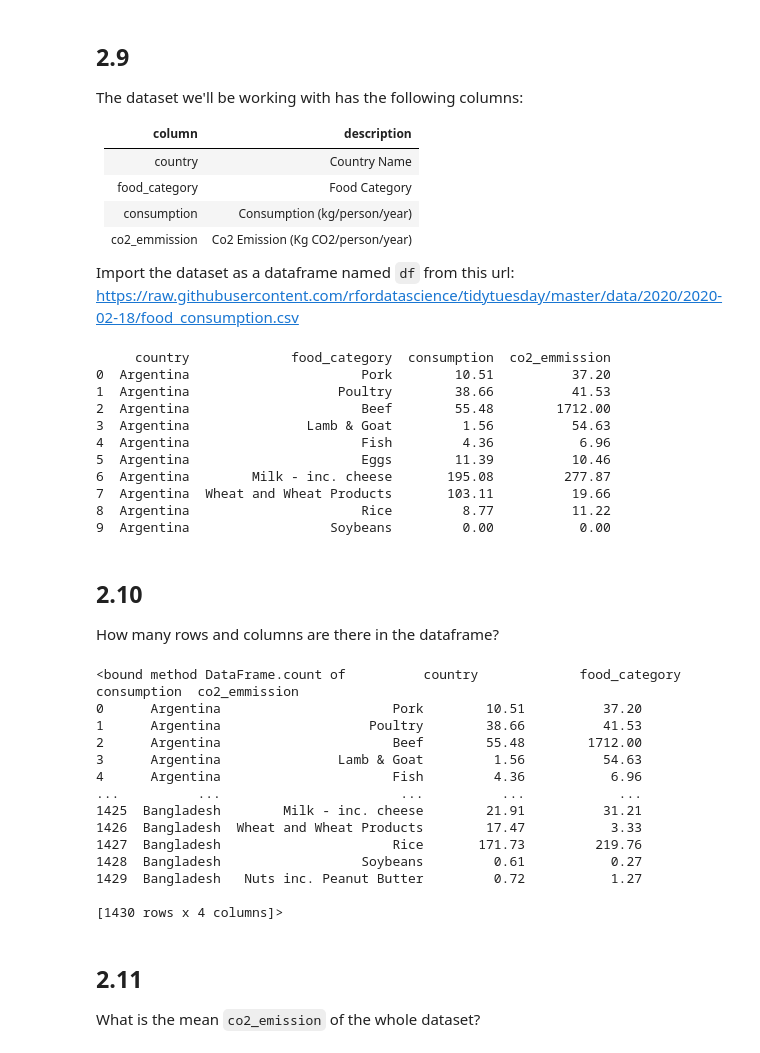
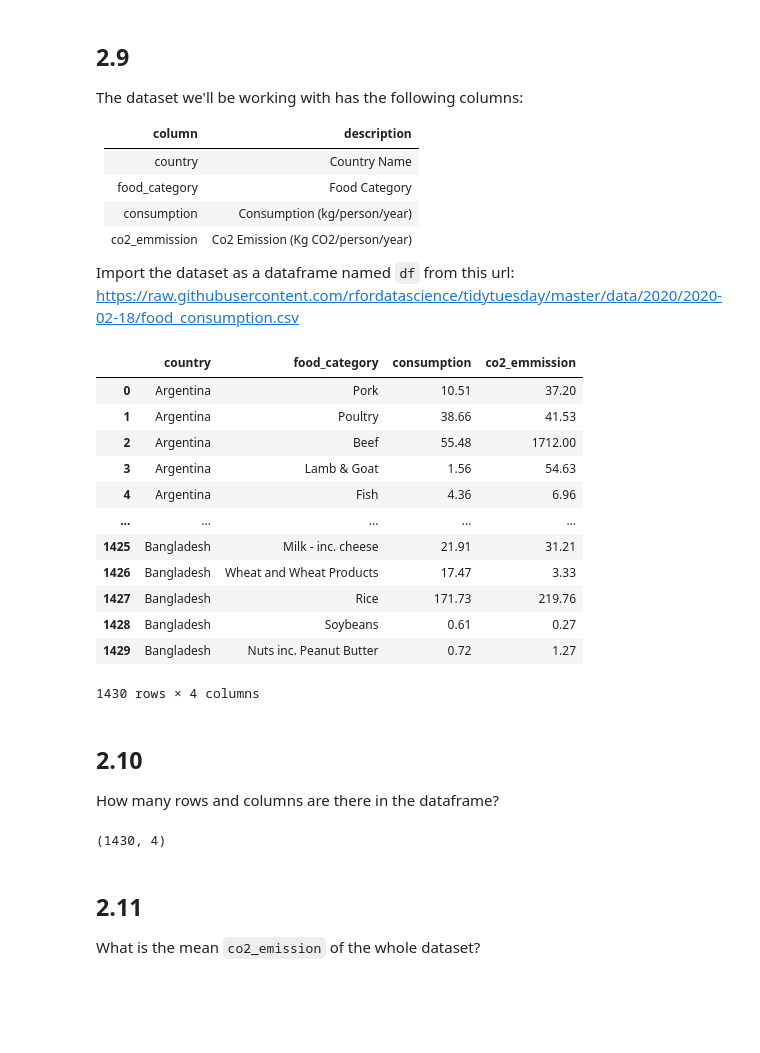
Before and after one commit to saffytaylor/PY4SA_Course, a Jupyter notebook: Exercises_NumPy_Pandas.ipynb, the cells around one changed output. Cells and saved outputs as stored; diff of their text form; code cells hidden in the pictures; blank space fills up the shorter version.

```diff
--- a/Exercises_NumPy_Pandas.ipynb
+++ b/Exercises_NumPy_Pandas.ipynb
@@ -187,42 +193,32 @@ The dataset we'll be working with has the following columns:
 Import the dataset as a dataframe named `df` from this url: <https://raw.githubusercontent.com/rfordatascience/tidytuesday/master/data/2020/2020-02-18/food_consumption.csv>
 # %%
 # Code comes here
-df = pd.read_csv("https://raw.githubusercontent.com/rfordatascience/tidytuesday/master/data/2020/2020-02-18/food_consumption.csv", sep=",", header=0, encoding="ISO-8859-1")
-print(df.head(10))
+url = "https://raw.githubusercontent.com/rfordatascience/tidytuesday/master/data/2020/2020-02-18/food_consumption.csv"
+df = pd.read_csv(url)
+df
 # %% [output]
+|  | country | food_category | consumption | co2_emmission |
+| 0 | Argentina | Pork | 10.51 | 37.20 |
+| 1 | Argentina | Poultry | 38.66 | 41.53 |
+| 2 | Argentina | Beef | 55.48 | 1712.00 |
+| 3 | Argentina | Lamb & Goat | 1.56 | 54.63 |
+| 4 | Argentina | Fish | 4.36 | 6.96 |
+| ... | ... | ... | ... | ... |
+| 1425 | Bangladesh | Milk - inc. cheese | 21.91 | 31.21 |
+| 1426 | Bangladesh | Wheat and Wheat Products | 17.47 | 3.33 |
+| 1427 | Bangladesh | Rice | 171.73 | 219.76 |
+| 1428 | Bangladesh | Soybeans | 0.61 | 0.27 |
+| 1429 | Bangladesh | Nuts inc. Peanut Butter | 0.72 | 1.27 |
-     country             food_category  consumption  co2_emmission
-0  Argentina                      Pork        10.51          37.20
-1  Argentina                   Poultry        38.66          41.53
-2  Argentina                      Beef        55.48        1712.00
-3  Argentina               Lamb & Goat         1.56          54.63
-4  Argentina                      Fish         4.36           6.96
-5  Argentina                      Eggs        11.39          10.46
-6  Argentina        Milk - inc. cheese       195.08         277.87
-7  Argentina  Wheat and Wheat Products       103.11          19.66
-8  Argentina                      Rice         8.77          11.22
-9  Argentina                  Soybeans         0.00           0.00
+1430 rows × 4 columns
 # %% [markdown]
 ## 2.10
 
 How many rows and columns are there in the dataframe?
 # %%
 #Code comes here
-print(df.count)
+print(df.shape)
 # %% [output]
-<bound method DataFrame.count of          country             food_category  consumption  co2_emmission
-0      Argentina                      Pork        10.51          37.20
-1      Argentina                   Poultry        38.66          41.53
-2      Argentina                      Beef        55.48        1712.00
-3      Argentina               Lamb & Goat         1.56          54.63
-4      Argentina                      Fish         4.36           6.96
-...          ...                       ...          ...            ...
-1425  Bangladesh        Milk - inc. cheese        21.91          31.21
-1426  Bangladesh  Wheat and Wheat Products        17.47           3.33
-1427  Bangladesh                      Rice       171.73         219.76
-1428  Bangladesh                  Soybeans         0.61           0.27
-1429  Bangladesh   Nuts inc. Peanut Butter         0.72           1.27
-
-[1430 rows x 4 columns]>
+(1430, 4)
 # %% [markdown]
 ## 2.11
 
```
Also changed, not shown: parts of 4 cells of this notebook, 1 other file.
